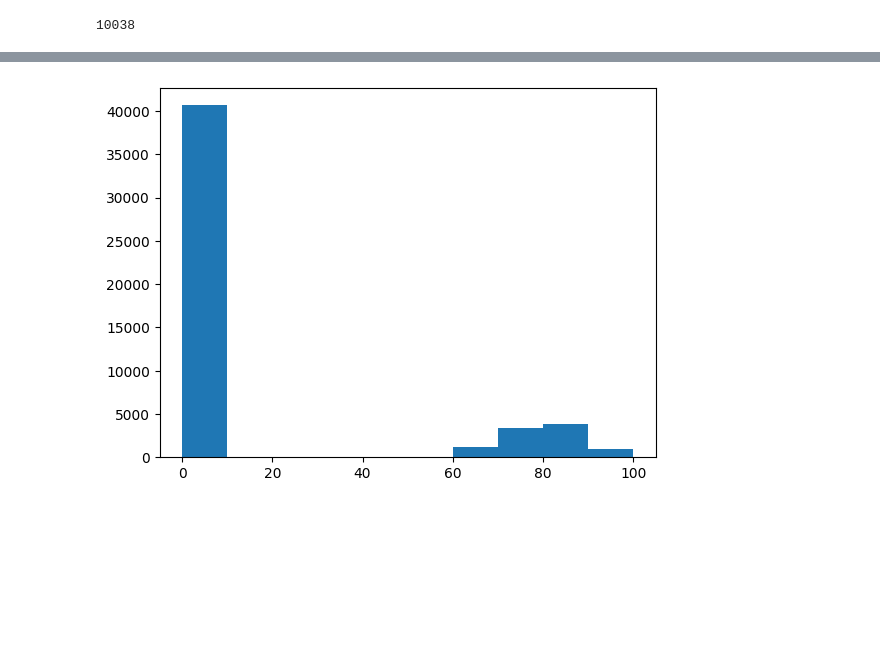
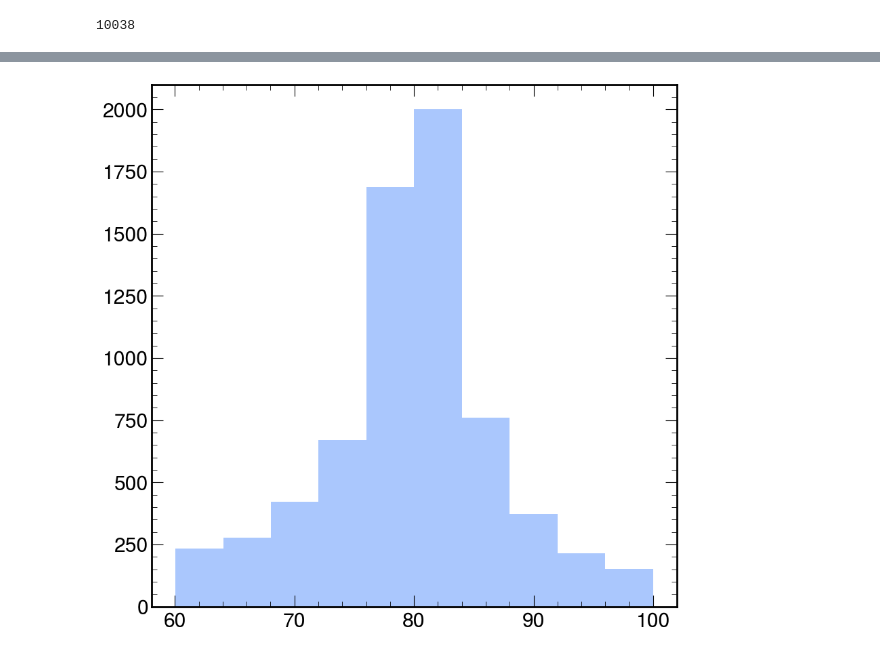
Before and after one commit to GiovanniZago/W3Pi-selection-algorithm, a Jupyter notebook: data-processing/playground.ipynb, the cells around one changed output, grey strips where cells are left out. Cells and saved outputs as stored; diff of their text form; code cells hidden in the pictures; blank space fills up the shorter version.

```diff
--- a/data-processing/playground.ipynb
+++ b/data-processing/playground.ipynb
@@ -4,6 +4,9 @@ import awkward as ak
 import matplotlib.pyplot as plt
 import numpy as np
 import h5py
+import mplhep as hep
+
+hep.style.use("CMS")
 
 DATA_PATH = "/home/giovanni/pod/thesis/code/scripts-sources/W3Pi-selection-algorithm/data/"
 # %%
@@ -85,14 +91,15 @@ plt.hist(histo);
 # %%
-file = DATA_PATH + "l1Nano_WTo3Pion_PU200_reco.hdf5"
+file_reco = DATA_PATH + "l1Nano_WTo3Pion_PU200_reco.hdf5"
 
-mass_array = []
+reco_mass_array = []
 
-with h5py.File(file, "r") as f:
-    for _, grp in f.items():
-        if grp["reco_w_mass"]:
-            mass_array.append(grp["reco_w_mass"][...])
+with h5py.File(file_reco, "r") as f_reco:
+    for grp_name_reco, grp_reco in f_reco.items():
+        reco_w_mass = grp_reco["reco_w_mass"][...]
 
+        if reco_w_mass > 0:
+            reco_mass_array.append(grp_reco["reco_w_mass"][...])
 
-plt.hist(mass_array);
+plt.hist(reco_mass_array, label="l1Nano_\nWTo3Pion_\nPU200.hdf5");
 # %% [output]
-[figure, old version]
+[figure, new version]
```
Also changed, not shown: parts of 6 cells of this notebook, 5 other files.
